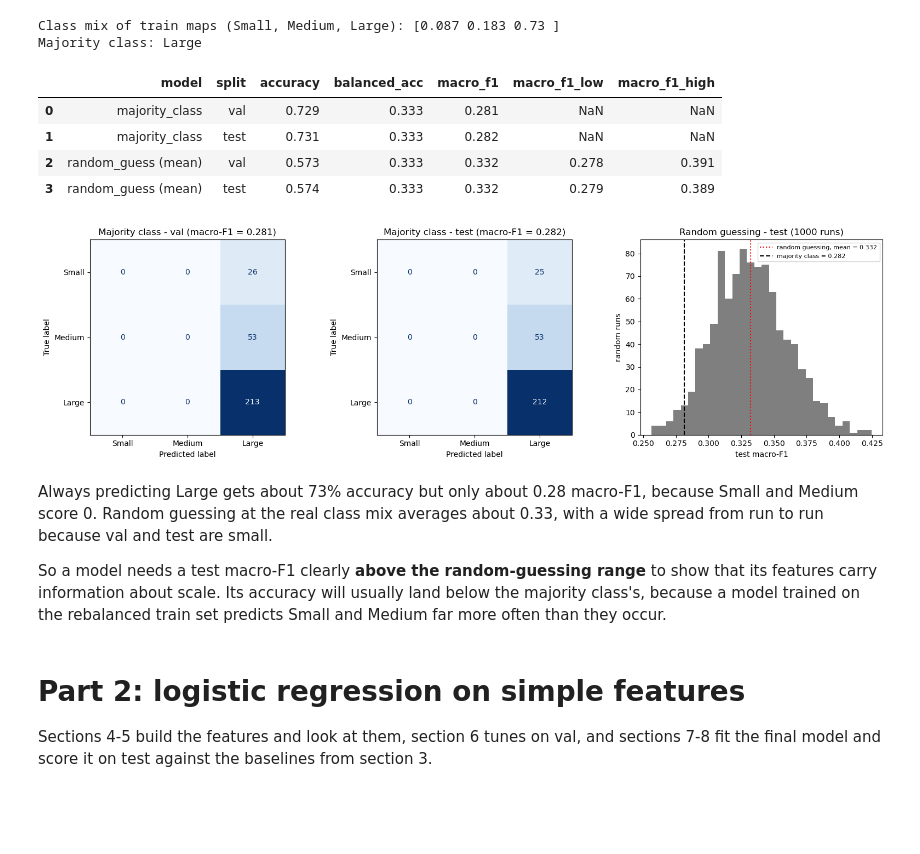
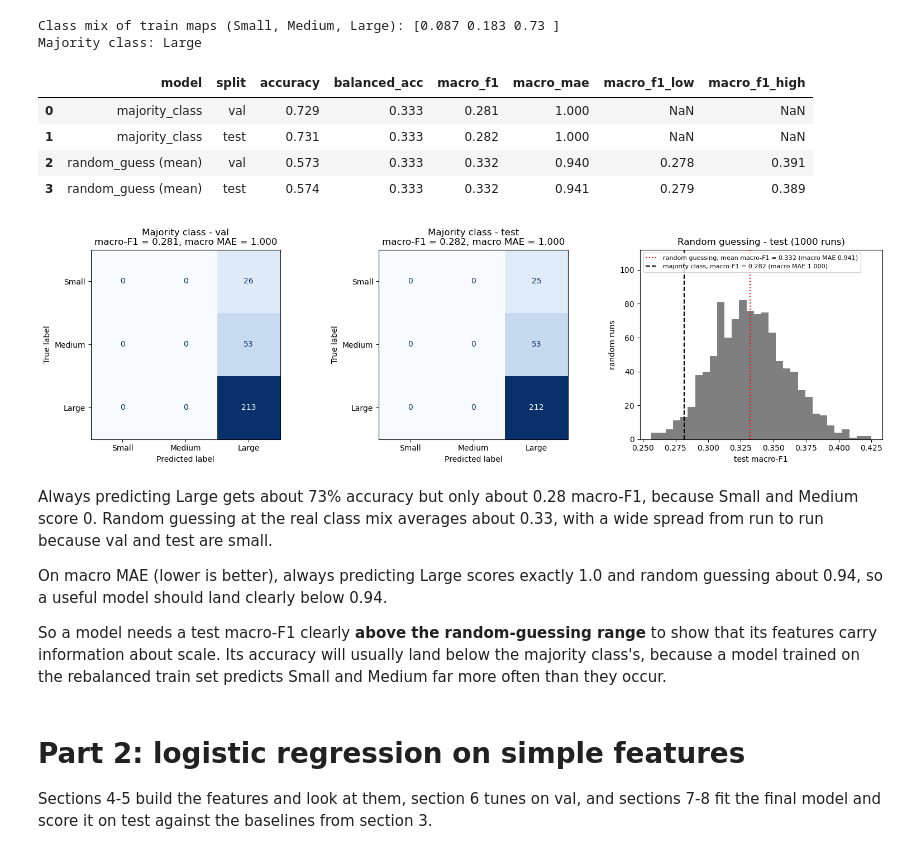
Before and after one commit to sidsridhar0/281project, a Jupyter notebook: scripts/3-simple_model.ipynb, the cells around one changed output. Cells and saved outputs as stored; diff of their text form; code cells hidden in the pictures; blank space fills up the shorter version.

```diff
--- a/scripts/3-simple_model.ipynb
+++ b/scripts/3-simple_model.ipynb
@@ -150,11 +153,25 @@ Neither has anything to tune, so scoring them on test does not spend the test se
 Using sklearn's DummyClassifier: https://scikit-learn.org/stable/modules/generated/sklearn.dummy.DummyClassifier.html
 # %%
-# Helper function to get the accuracy, balanced accuracy, and macro-F1
+# Macro MAE: how many steps off a prediction is (Small = 0, Medium = 1, Large = 2), averaged within each
+# true class and then over the classes, so Small counts as much as Large. 0 = perfect, lower is better.
+def macro_mae(y_true, y_pred):
+    y_true = np.asarray(y_true)
+    steps_off = np.abs(np.asarray(y_pred) - y_true)
+    per_class = []
+    for class_id in [0, 1, 2]:
+        rows = y_true == class_id
+        if rows.any():
+            per_class.append(steps_off[rows].mean())
+    return float(np.mean(per_class))
+
+
+# Helper function to get the accuracy, balanced accuracy, macro-F1 and macro MAE
 def get_scores(y_true, y_pred):
     scores = {}
     scores["accuracy"] = accuracy_score(y_true, y_pred)
     scores["balanced_acc"] = balanced_accuracy_score(y_true, y_pred)  # average recall per class
     scores["macro_f1"] = f1_score(y_true, y_pred, labels=[0, 1, 2], average="macro", zero_division=0)
+    scores["macro_mae"] = macro_mae(y_true, y_pred)  # lower is better
     return scores
 
 
@@ -223,40 +240,49 @@ chance_test_f1 = baseline_value("random_guess (mean)", "test")
 chance_test_range = (baseline_value("random_guess (mean)", "test", "macro_f1_low"),
                      baseline_value("random_guess (mean)", "test", "macro_f1_high"))
 
+# The same bars for macro MAE (lower is better)
+majority_test_mae = baseline_value("majority_class", "test", "macro_mae")
+chance_test_mae = baseline_value("random_guess (mean)", "test", "macro_mae")
+
 baseline_table.round(3)
 # %% [output]
-|  | model | split | accuracy | balanced_acc | macro_f1 | macro_f1_low | macro_f1_high |
-| 0 | majority_class | val | 0.729 | 0.333 | 0.281 | NaN | NaN |
-| 1 | majority_class | test | 0.731 | 0.333 | 0.282 | NaN | NaN |
-| 2 | random_guess (mean) | val | 0.573 | 0.333 | 0.332 | 0.278 | 0.391 |
-| 3 | random_guess (mean) | test | 0.574 | 0.333 | 0.332 | 0.279 | 0.389 |
+|  | model | split | accuracy | balanced_acc | macro_f1 | macro_mae | macro_f1_low | macro_f1_high |
+| 0 | majority_class | val | 0.729 | 0.333 | 0.281 | 1.000 | NaN | NaN |
+| 1 | majority_class | test | 0.731 | 0.333 | 0.282 | 1.000 | NaN | NaN |
+| 2 | random_guess (mean) | val | 0.573 | 0.333 | 0.332 | 0.940 | 0.278 | 0.391 |
+| 3 | random_guess (mean) | test | 0.574 | 0.333 | 0.332 | 0.941 | 0.279 | 0.389 |
 # %%
 # Left two: confusion matrices for the majority class. Every map lands in the Large column,
 # so Small and Medium get F1 = 0 and macro-F1 is just Large's F1 divided by 3.
+# Macro MAE is exactly 1.0: Small maps are 2 steps off, Medium maps 1, Large maps 0.
 # Right: how much random guessing's test macro-F1 varies from run to run.
 fig, axes = plt.subplots(1, 3, figsize=(16, 4.5))
 
 for ax, split_name in zip(axes[:2], ["val", "test"]):
     counts = confusion_matrix(y[split_name], majority_pred[split_name], labels=[0, 1, 2])
     ConfusionMatrixDisplay(counts, display_labels=CLASS_NAMES).plot(ax=ax, cmap="Blues", colorbar=False)
-    ax.set_title(f"Majority class - {split_name} (macro-F1 = {baseline_value('majority_class', split_name):.3f})")
+    ax.set_title(f"Majority class - {split_name}\nmacro-F1 = {baseline_value('majority_class', split_name):.3f}, "
+                 f"macro MAE = {baseline_value('majority_class', split_name, 'macro_mae'):.3f}")
 
 ax = axes[2]
 ax.hist(guess_f1["test"], bins=30, color="tab:gray")
-ax.axvline(chance_test_f1, color="red", linestyle=":", label=f"random guessing, mean = {chance_test_f1:.3f}")
-ax.axvline(majority_test_f1, color="black", linestyle="--", label=f"majority class = {majority_test_f1:.3f}")
+ax.axvline(chance_test_f1, color="red", linestyle=":", label=f"random guessing, mean macro-F1 = {chance_test_f1:.3f} (macro MAE {chance_test_mae:.3f})")
+ax.axvline(majority_test_f1, color="black", linestyle="--", label=f"majority class, macro-F1 = {majority_test_f1:.3f} (macro MAE {majority_test_mae:.3f})")
 ax.set_xlabel("test macro-F1")
 ax.set_ylabel("random runs")
 ax.set_title(f"Random guessing - test ({N_GUESS_SEEDS} runs)")
-ax.legend(fontsize=8)
+ax.set_ylim(0, ax.get_ylim()[1] * 1.3)  # headroom so the legend sits above the bars
+ax.legend(fontsize=8, loc="upper left")
 
 plt.tight_layout()
 plt.show()
 # %% [output]
-[figure, old version]
+[figure, new version]
 # %% [markdown]
 Always predicting Large gets about 73% accuracy but only about 0.28 macro-F1, because Small and Medium score 0. Random guessing at the real class mix averages about 0.33, with a wide spread from run to run because val and test are small.
 
+On macro MAE (lower is better), always predicting Large scores exactly 1.0 and random guessing about 0.94, so a useful model should land clearly below 0.94.
+
 So a model needs a test macro-F1 clearly **above the random-guessing range** to show that its features carry information about scale. Its accuracy will usually land below the majority class's, because a model trained on the rebalanced train set predicts Small and Medium far more often than they occur.
 # %% [markdown]
 # Part 2: logistic regression on simple features
```
Also changed, not shown: parts of 11 cells of this notebook, 1 other file.
